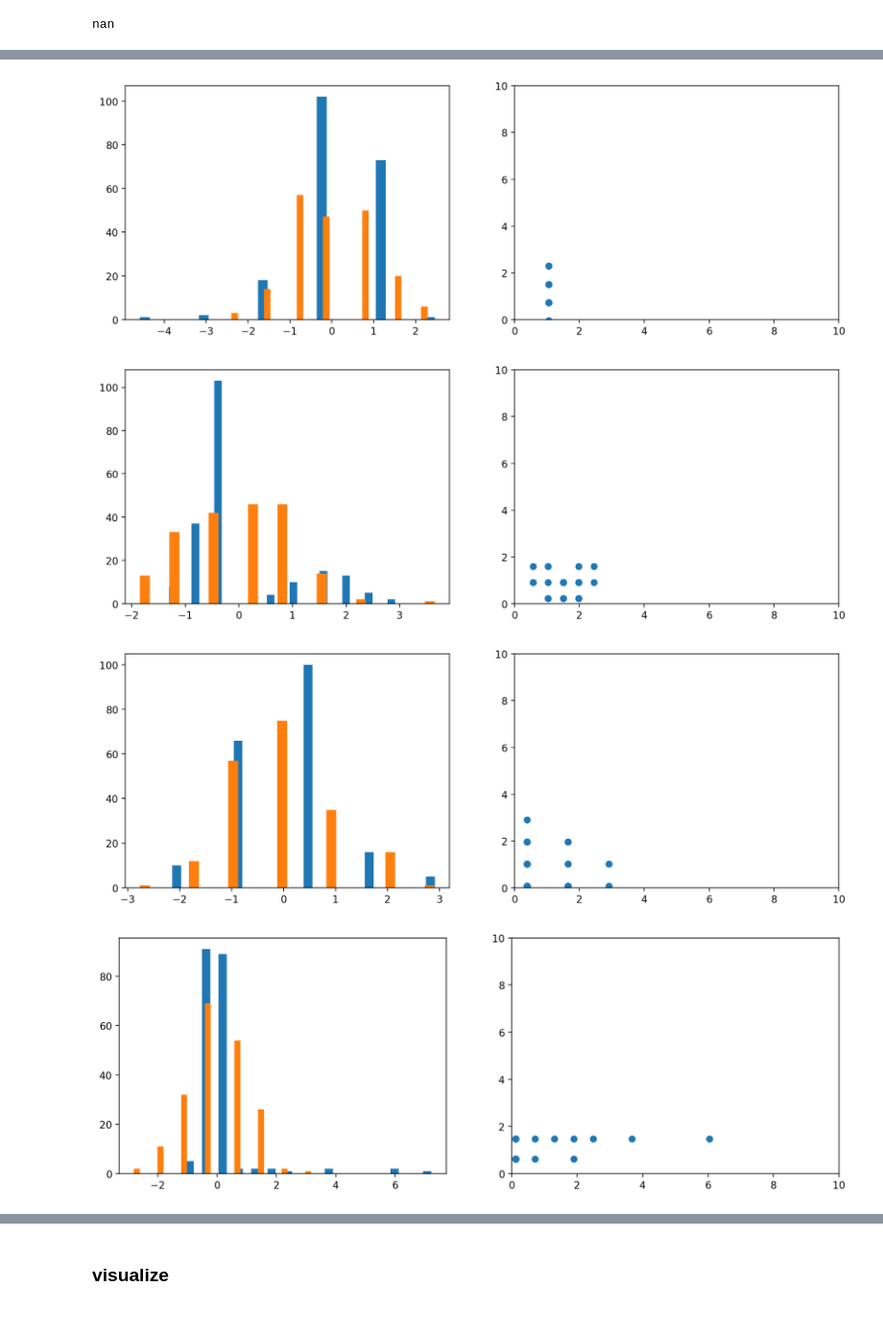
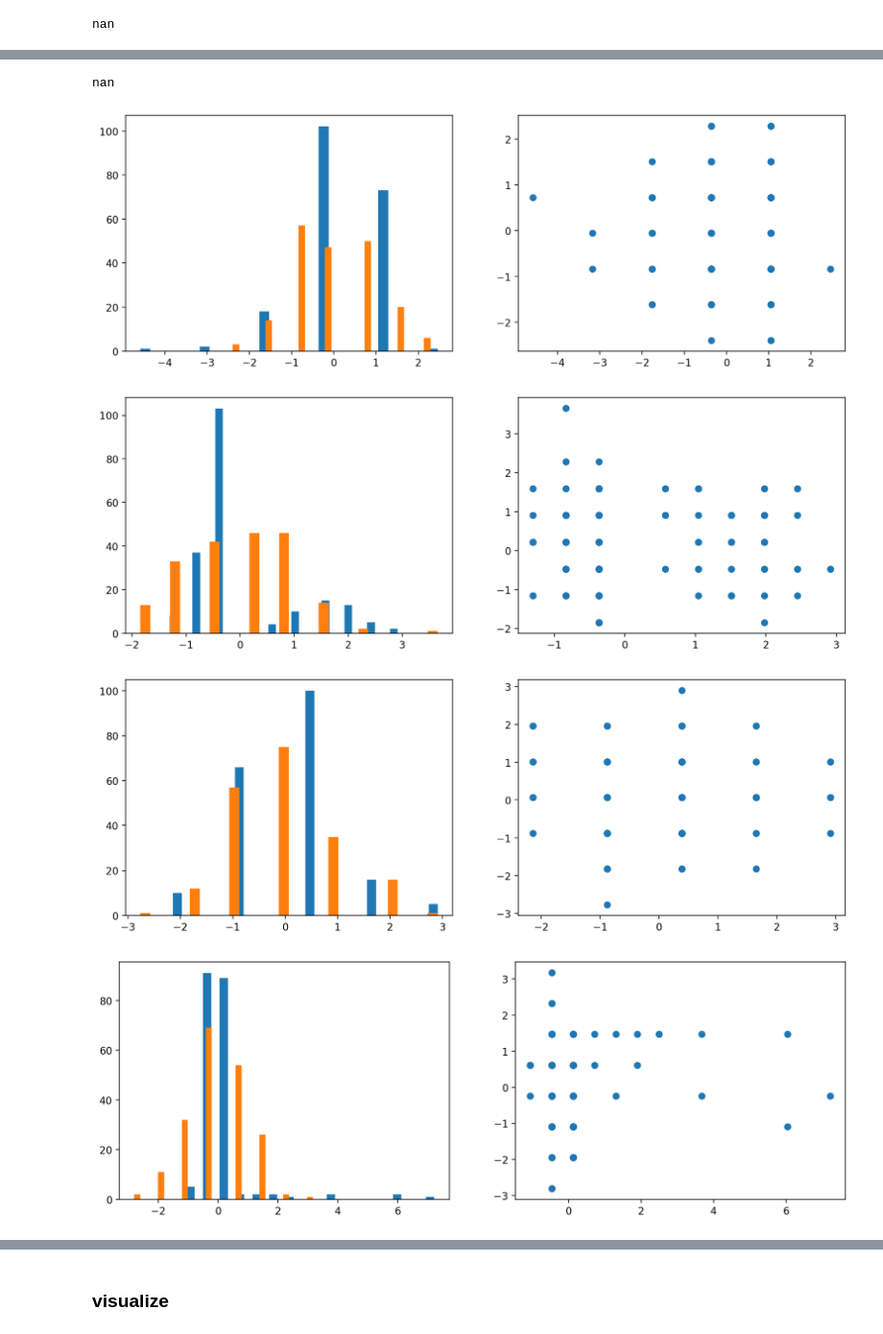
Before and after one commit to rengesf/flavorpred, a Jupyter notebook: workflow.ipynb, the cells around one changed output, grey strips where cells are left out. Shown at 96% size. Cells and saved outputs as stored; diff of their text form; code cells hidden in the pictures.

```diff
--- a/workflow.ipynb
+++ b/workflow.ipynb
@@ -223,5 +298,9 @@ def main(sample_key,n):
     OSA_dict, OSAs = create_matrix_from_dict(matching_OSAs_dict, matching_OSAs,ms_cas)
     print("3) OSAs found")
 
+    '''normalized_OQ_intensity, final_I_vector= normalized_OQ_intensities(I_vector,OSA_dict,OQ_dict)
+    fuzzy = find_int_for_all_OSAs(final_I_vector,normalized_OQ_intensity)
+    #todo add equation2 and 3'''
+
     final_OSA_plotting = I_Vector(I_vector, ms_cas, OSAs)
     return OSAs, I_vector,final_OSA_plotting
@@ -560,8 +682,6 @@ def check_correlation(data_ms, data_panelist):
 
     plt.subplot(4, 3, 2)
     plt.plot(data_ms,data_panelist,"o")
-    plt.xlim(0,10)
-    plt.ylim(0,10)
 
     correlation = np.corrcoef(np.array(data_ms), data_panelist)[0,1]
     print(correlation)
@@ -569,5 +706,5 @@ def check_correlation(data_ms, data_panelist):
 # %%
 # check for correlation in each comparable flavor
 for flavor in rounded_ms_pred.columns:
-    check_correlation(rounded_ms_pred[flavor],panelist_data_df[flavor])
+    check_correlation(normalize_flavorprofile(rounded_ms_pred[flavor]),normalize_flavorprofile(panelist_data_df[flavor]))
 # %% [output]
@@ -583,4 +715,5 @@ invalid value encountered in divide
+nan
-[figure, old version]
+[figure, new version]
-[figure, old version]
+[figure, new version]
-[figure, old version]
+[figure, new version]
-[figure, old version]
+[figure, new version]
```
Also changed, not shown: parts of 16 cells of this notebook, 2 other files.
